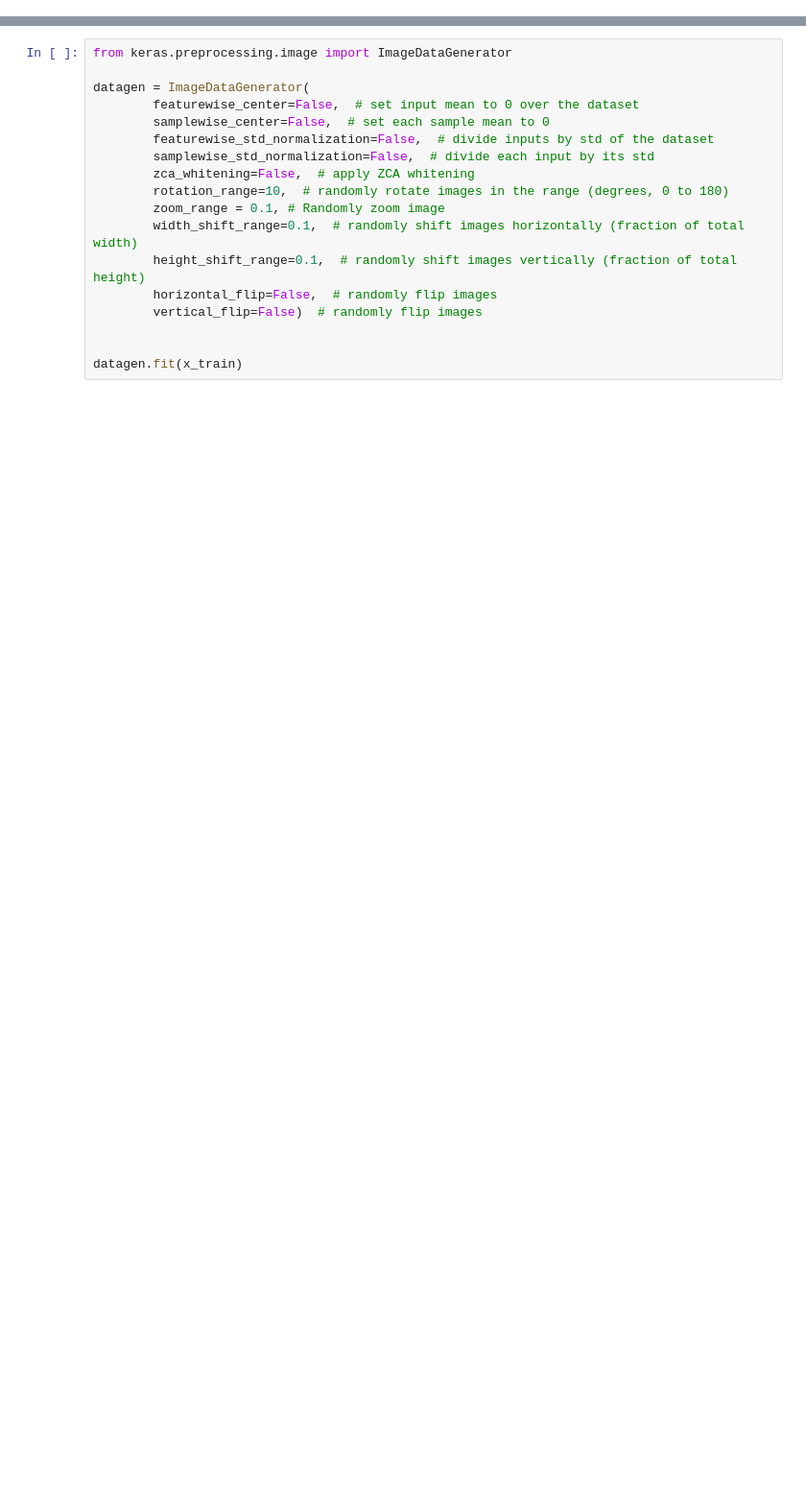
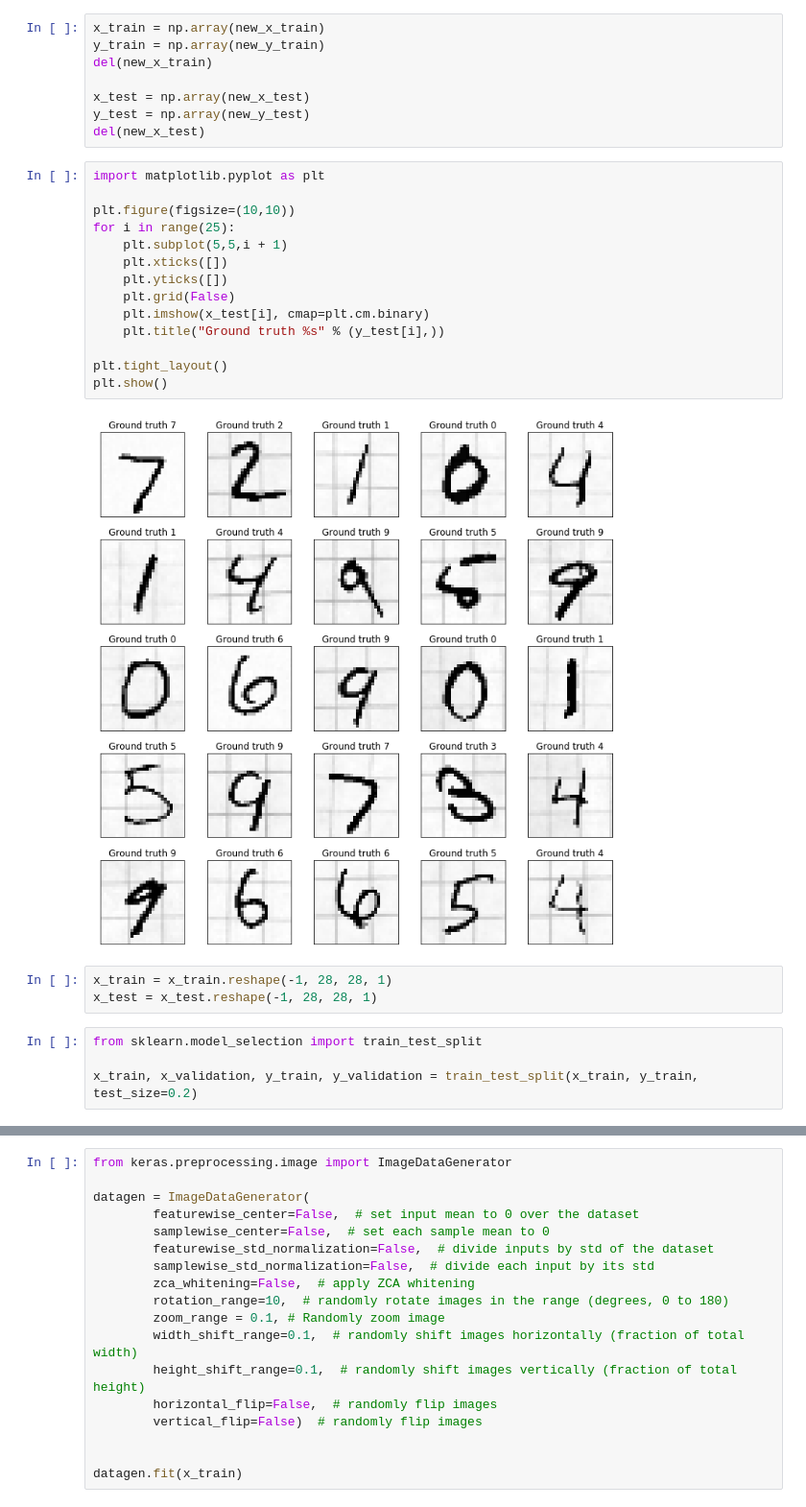
Before and after one commit to yaxlie/PIRO_OCR, a Jupyter notebook: digit_recognition.ipynb, the cells around one changed output, grey strips where cells are left out. Shown at 96% size. Cells and saved outputs as stored; diff of their text form; blank space fills up the shorter version.

```diff
--- a/digit_recognition.ipynb
+++ b/digit_recognition.ipynb
@@ -16,3 +123,34 @@ x_test = x_test.reshape(-1, 28, 28, 1)
+# %%
+x_train = np.array(new_x_train)
+y_train = np.array(new_y_train)
+del(new_x_train)
+
+x_test = np.array(new_x_test)
+y_test = np.array(new_y_test)
+del(new_x_test)
+# %%
+import matplotlib.pyplot as plt
+
+plt.figure(figsize=(10,10))
+for i in range(25):
+    plt.subplot(5,5,i + 1)
+    plt.xticks([])
+    plt.yticks([])
+    plt.grid(False)
+    plt.imshow(x_test[i], cmap=plt.cm.binary)
+    plt.title("Ground truth %s" % (y_test[i],))
+
+plt.tight_layout()
+plt.show()
+# %% [output]
+[figure, added]
+# %%
+x_train = x_train.reshape(-1, 28, 28, 1)
+x_test = x_test.reshape(-1, 28, 28, 1)
+# %%
+from sklearn.model_selection import train_test_split
+
+x_train, x_validation, y_train, y_validation = train_test_split(x_train, y_train, test_size=0.2)
 # %%
 from keras import Sequential, layers
 from keras.layers.advanced_activations import LeakyReLU
```
Also changed, not shown: parts of 16 cells of this notebook, 37 other files.
